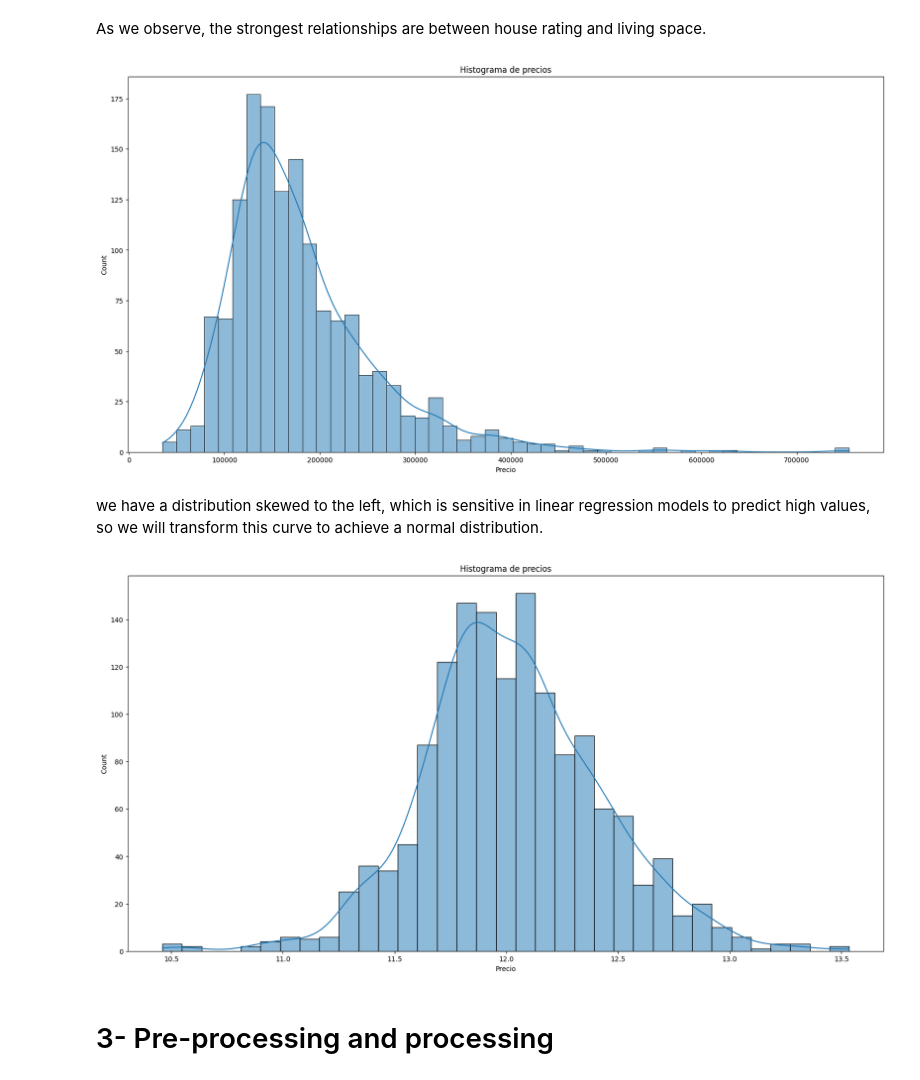
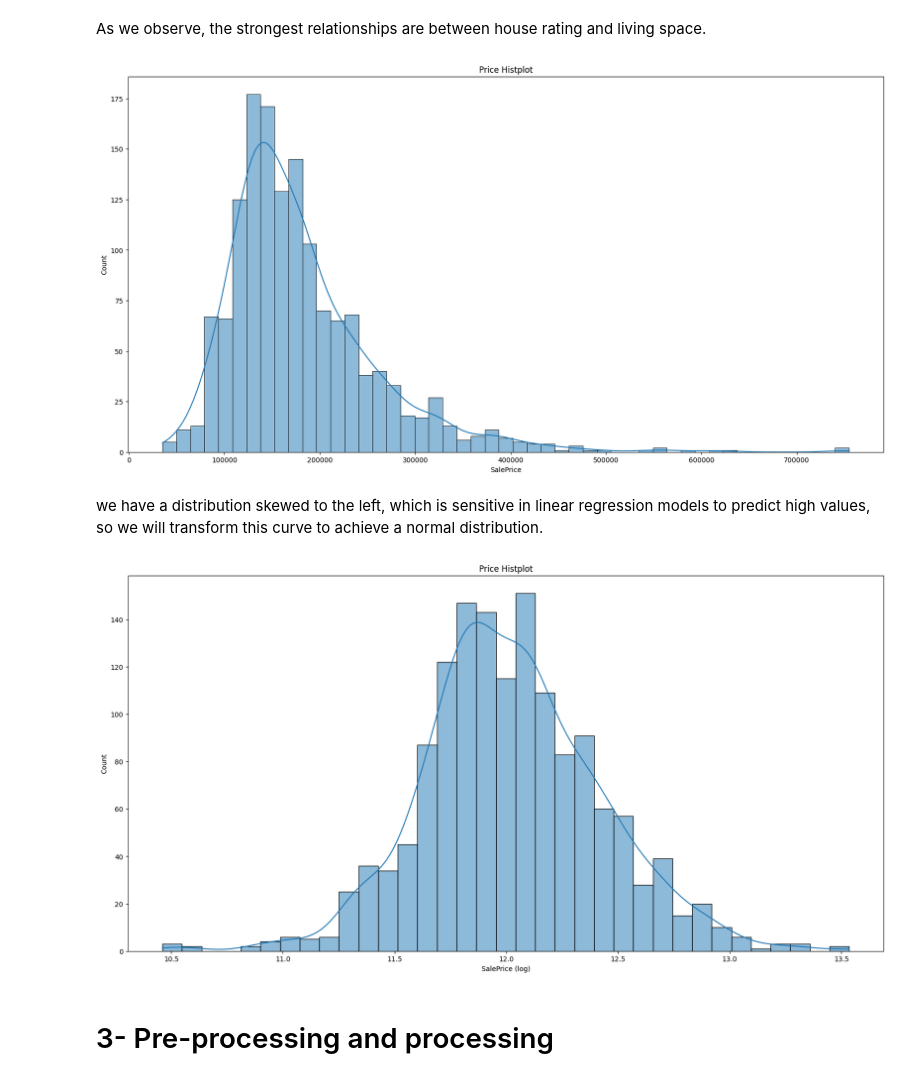
Before and after one commit to SantiiMorales/House-Prediction-ML, a Jupyter notebook: analysis.ipynb, the cells around one changed output. Saved outputs shown, nothing was run; the diff lists cells and outputs as text; code cells hidden in the pictures.

```diff
--- a/analysis.ipynb
+++ b/analysis.ipynb
@@ -166,10 +166,10 @@ As we observe, the strongest relationships are between house rating and living s
 # %%
 ax = sns.histplot(data=train, x='SalePrice', kde=True)#definir el histograma
 ax.figure.set_size_inches(20, 10)#Tamano
-ax.set_title('Histograma de precios')
-ax.set_xlabel('Precio');
+ax.set_title('Price Histplot')
+ax.set_xlabel('SalePrice');
 # %% [output]
-[figure, old version]
+[figure, new version]
 # %% [markdown]
 we have a distribution skewed to the left, which is sensitive in linear regression models to predict high values, so we will transform this curve to achieve a normal distribution.
 # %%
@@ -177,10 +177,10 @@ train['SalePrice'] = np.log1p(train['SalePrice'])
 
 ax = sns.histplot(data=train, x='SalePrice', kde=True)#definir el histograma
 ax.figure.set_size_inches(20, 10)#Tamano
-ax.set_title('Histograma de precios')
-ax.set_xlabel('Precio');
+ax.set_title('Price Histplot')
+ax.set_xlabel('SalePrice (log)');
 # %% [output]
-[figure, old version]
+[figure, new version]
 # %% [markdown]
 # 3- Pre-processing and processing
 # %%
```
Also changed, not shown: parts of 2 cells of this notebook.
